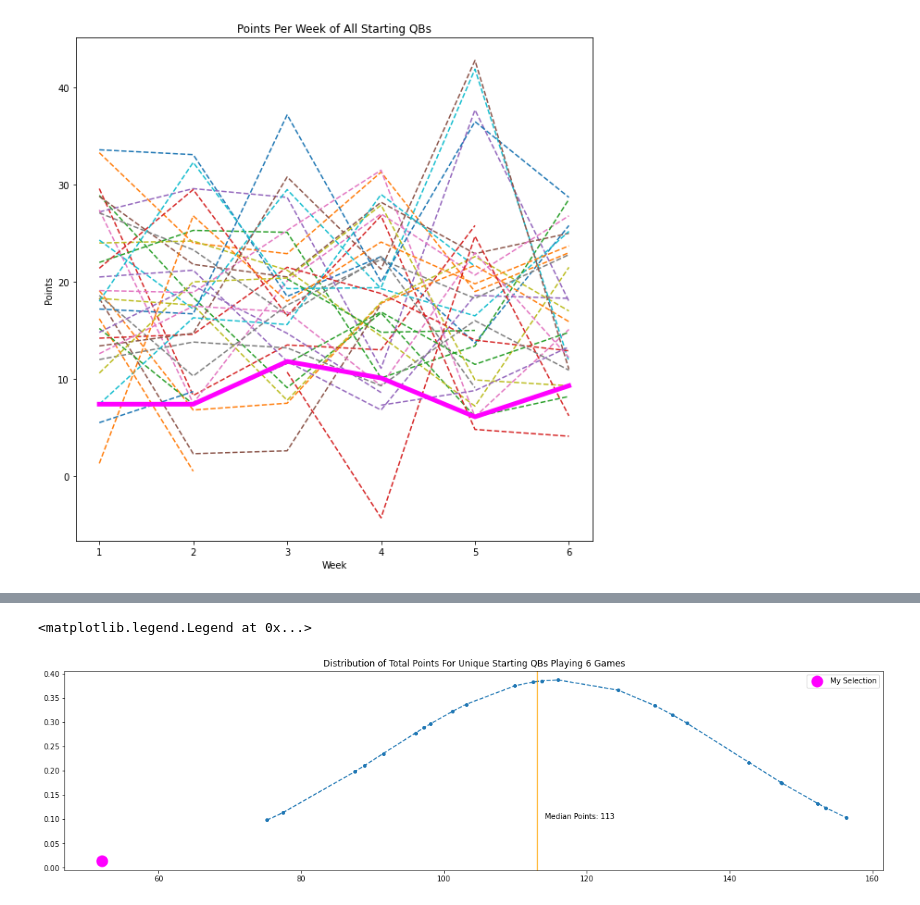
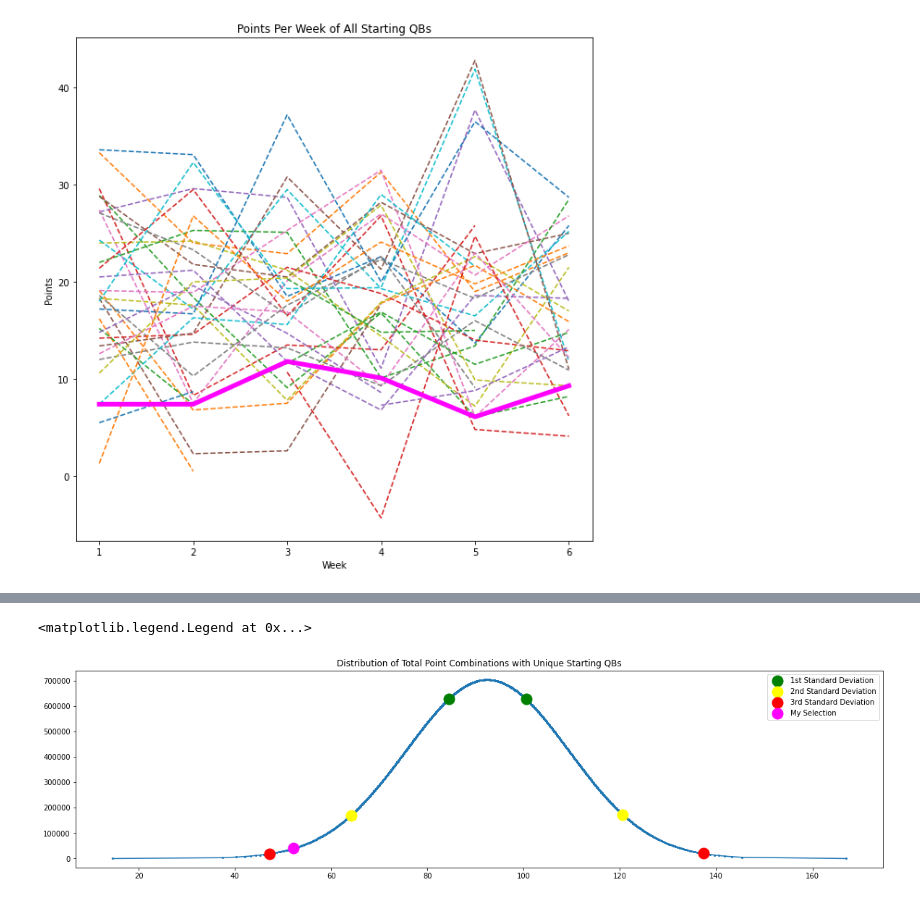
Before and after one commit to CTLaw90/WorstPossibleQBCombo, a Jupyter notebook: graphs.ipynb, the cells around one changed output, grey strips where cells are left out. Cells and saved outputs as stored; diff of their text form; code cells hidden in the pictures.

```diff
--- a/graphs.ipynb
+++ b/graphs.ipynb
@@ -244,32 +156,0 @@ plt.legend()
-# %%
-plt.rcParams["figure.figsize"] = (20, 5)
-plt.clf()
-
-allTot = []
-for i in stats.keys():
-    temp = 0
-    if  [0] not in stats[i]:
-        for j in range(wk):
-            temp += stats[i][j][0]
-        allTot.append(temp)
-
-allTot = sorted(allTot)
-
-dmean = np.mean(allTot)
-dmedian = np.median(allTot)
-
-y = norm.pdf(allTot, dmean, np.std(allTot))*len(allTot)
-
-xTarget = 52.1
-
-yTarget = norm.pdf(52.1, dmean, np.std(allTot))*len(allTot)
-
-plt.plot(allTot, y, '--o', markersize=4)
-plt.plot(xTarget, yTarget, 'o', color='magenta', markersize=15, label='My Selection')
-plt.axvline(x=dmedian, color='orange')
-plt.text(x=(dmedian+1), y=0.1, s=('Median Points: '+str(int(dmedian))))
-plt.title('Distribution of Total Points For Unique Starting QBs Playing 6 Games')
-plt.legend()
-# %% [output]
-<matplotlib.legend.Legend at 0x...>
-[figure, removed]
@@ -277,0 +157,41 @@ plt.legend()
+# %%
+from scipy.stats import norm
+
+plt.rcParams["figure.figsize"] = (20, 5)
+plt.clf()
+
+datafile = open('stats\curve.txt', 'r')
+data = datafile.read()
+data = data.replace('[', '')
+data = data.replace(']', '')
+data = data.split(',')
+
+for i in range(len(data)):
+    data[i] = float(data[i])
+
+data.append(167.0)
+
+dmean = np.mean(data)
+
+y = norm.pdf(data, dmean, np.std(data))*29684354
+
+xTarget = 52.1
+s1 = [84.4, 100.5]
+s2 = [64.1, 120.6]
+s3 = [47.2, 137.3]
+
+yTarget = norm.pdf(52.1, dmean, np.std(data))*29684354
+yTarget1 = norm.pdf(s1, dmean, np.std(data))*29684354
+yTarget2 = norm.pdf(s2, dmean, np.std(data))*29684354
+yTarget3 = norm.pdf(s3, dmean, np.std(data))*29684354
+
+plt.plot(data, y, '-o', markersize=2)
+plt.plot(s1, yTarget1, 'o', color='green', markersize=15, label='1st Standard Deviation')
+plt.plot(s2, yTarget2, 'o', color='yellow', markersize=15, label='2nd Standard Deviation')
+plt.plot(s3, yTarget3, 'o', color='red', markersize=15, label='3rd Standard Deviation')
+plt.plot(xTarget, yTarget, 'o', color='magenta', markersize=15, label='My Selection')
+plt.title('Distribution of Total Point Combinations with Unique Starting QBs')
+plt.legend()
+# %% [output]
+<matplotlib.legend.Legend at 0x...>
+[figure, added]
```
Also changed, not shown: parts of 10 cells of this notebook, 14 other files.
